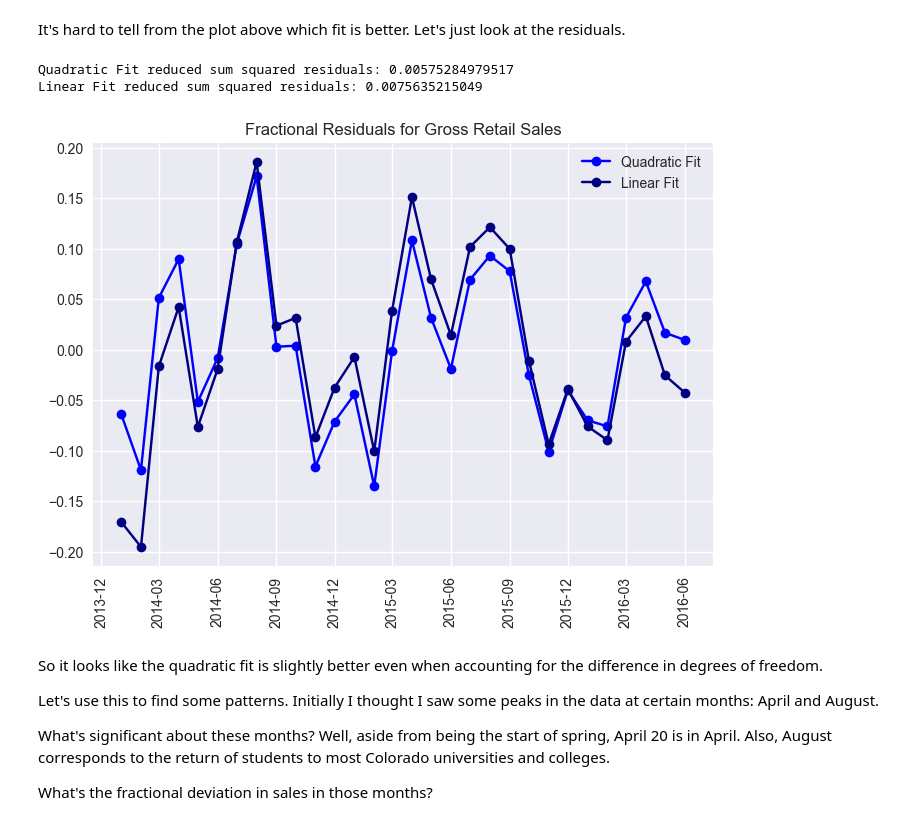
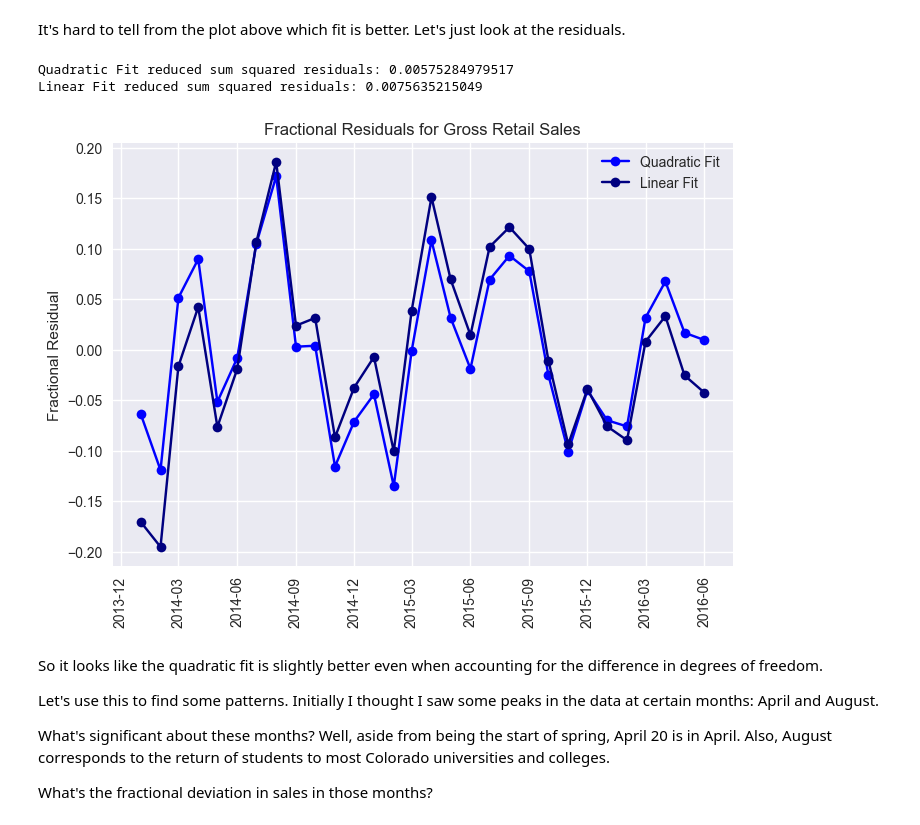
Before and after one commit to weinerjm/data-world, a Jupyter notebook: cannabis_sales/Marijuana_Sales_and_Crime.ipynb, the cells around one changed output. Saved outputs shown, nothing was run; the diff lists cells and outputs as text; code cells hidden in the pictures.

```diff
--- a/cannabis_sales/Marijuana_Sales_and_Crime.ipynb
+++ b/cannabis_sales/Marijuana_Sales_and_Crime.ipynb
@@ -124,22 +124,23 @@ It's hard to tell from the plot above which fit is better. Let's just look at th
 # %%
 def calc_residuals(x, y, fit_func):
     """Calculate the fractional residuals."""
     return (y - fit_func(x)) / fit_func(x)
 
 resid_quad = calc_residuals(fit_x, retail['GROSS_SALES'], quadfit)
 resid_lin = calc_residuals(fit_x, retail['GROSS_SALES'], linfit)
 
 plt.plot(retail['DATE'],resid_quad, marker='o', color='blue')
 plt.plot(retail['DATE'],resid_lin, marker='o', color='Navy')
 plt.title('Fractional Residuals for Gross Retail Sales')
+plt.ylabel('Fractional Residual')
 plt.legend(['Quadratic Fit', 'Linear Fit'])
 print "Quadratic Fit reduced sum squared residuals: {}".format(np.sum(np.power(resid_quad, 2)) / (resid_quad.shape[0] - 3))
 print "Linear Fit reduced sum squared residuals: {}".format(np.sum(np.power(resid_lin, 2)) / (resid_lin.shape[0] - 2))
 plt.xticks(rotation='vertical');
 # %% [output]
 Quadratic Fit reduced sum squared residuals: 0.00575284979517
 Linear Fit reduced sum squared residuals: 0.0075635215049
-[figure, old version]
+[figure, new version]
 # %% [markdown]
 So it looks like the quadratic fit is slightly better even when accounting for the difference in degrees of freedom.
 
```
Also changed, not shown: 1 other file.
